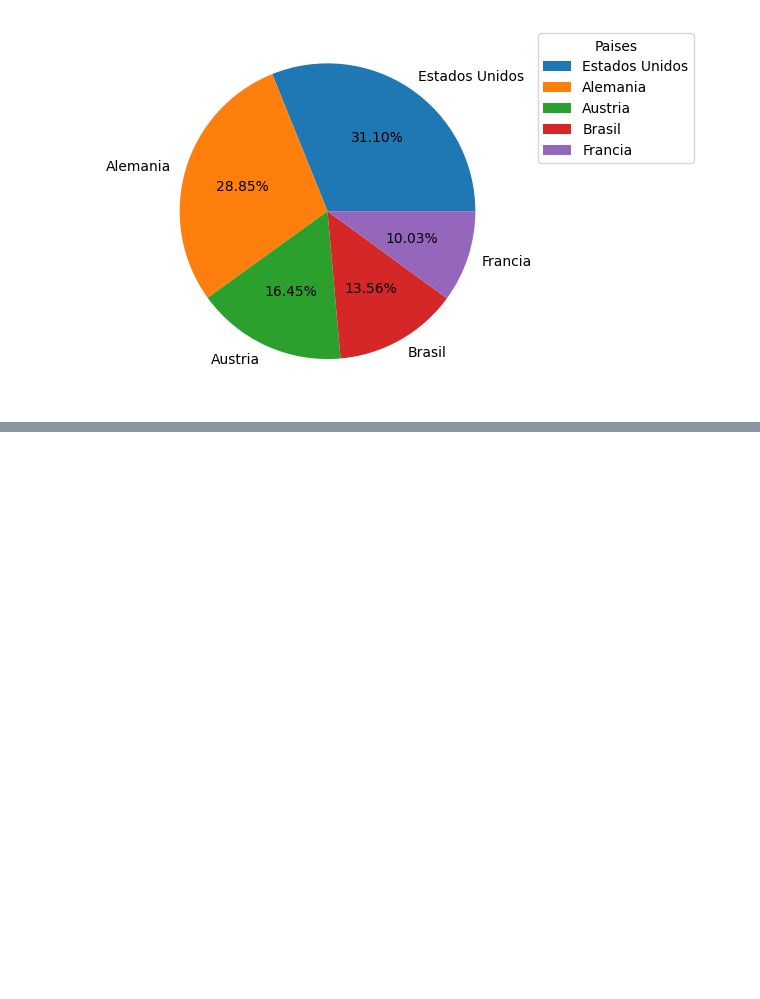
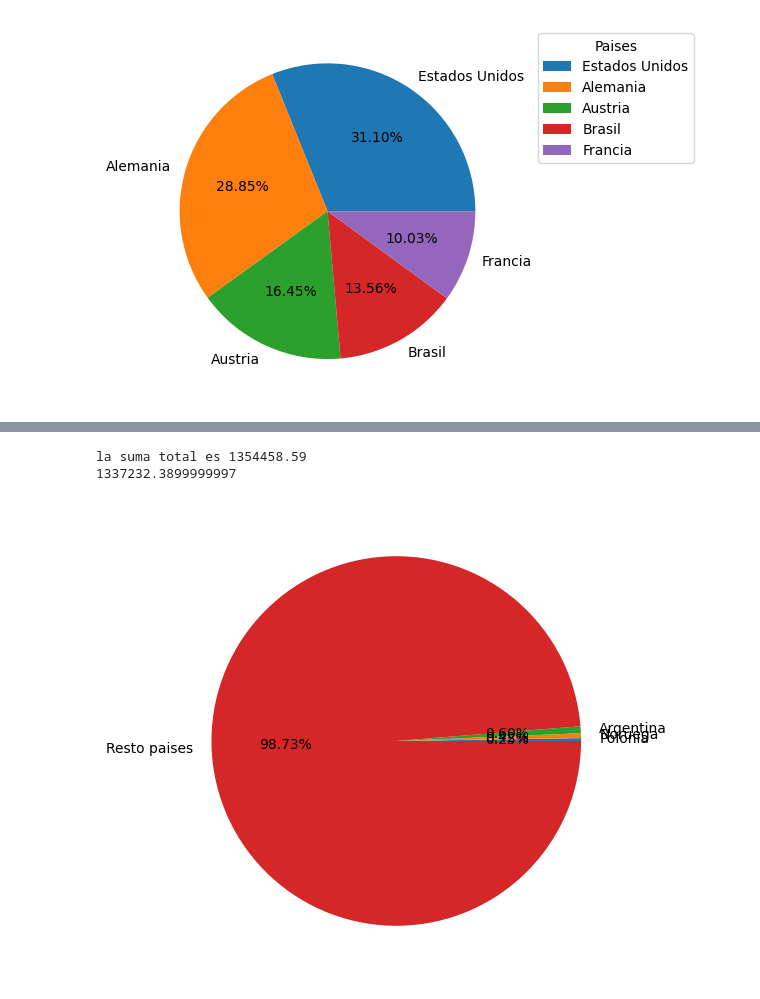
Before and after one commit to rogerloop/2026-04-29_Python3_Ciencia-de-datos-Python-Institute-PCAD-31-Ed2, a Jupyter notebook: 2026-05-11_Python3.ipynb, the cells around one changed output, grey strips where cells are left out. Cells and saved outputs as stored; diff of their text form; code cells hidden in the pictures; blank space fills up the shorter version.

```diff
--- a/2026-05-11_Python3.ipynb
+++ b/2026-05-11_Python3.ipynb
@@ -227,0 +350,57 @@ plt.show()
+# %%
+# CONTINUACION SOLUCION PRACTICA 10
+
+pedidos_agrupados
+
+# Crear una columna con el % de la sum con respecto al total
+# Almacenar en una variable la suma total
+
+sum_total = round(pedidos_agrupados['sum'].sum(),2)
+
+print('la suma total es', sum_total)
+
+# 2. Crear una columna con el %!
+pedidos_agrupados['% sum'] = round((pedidos_agrupados['sum'] / sum_total) * 100, 2)
+
+#3. Mostrar el dataframe en orden descendente para ver los primeros %
+pedidos_agrupados.sort_values(by = '% sum', ascending=True)
+
+# 4. Que datos deberia ver:
+
+# Polonia - 0,25%
+# Noruega - 0,42
+# Argentina - 0,60
+
+# 5.  Guardar en un dataframe solo los 3 que menos (nlargest = los que más - nsmallest = los que menos)
+
+pedidos_agrupados_3Men = pedidos_agrupados.nsmallest(3, "sum")
+pedidos_agrupados_3Men
+
+# 6. Guardar en un dataframe el resto de paises
+pedidos_agrupados_resto = pedidos_agrupados.nlargest(len(pedidos_agrupados)-3, "sum")
+
+#7 guardar en una variable la suma del resto
+suma_resto = pedidos_agrupados_resto['sum'].sum()
+print(suma_resto)
+
+# 8. Crear un dataframe con los datos resto
+
+pedidos_grafico = pd.DataFrame({
+    "Pais": ["Resto paises"],
+    "sum":[suma_resto]
+})
+
+# 9. Concatenar  Dataframe con los 3 que menois + el que contiene suma_resto
+pedidos_grafico = pd.concat([pedidos_agrupados_3Men, pedidos_grafico], ignore_index=True)
+
+# 10. vamos con el grafico
+
+# 11. Reservar la figure
+plt.figure(figsize=(6,6))
+plt.pie(pedidos_grafico['sum'], labels=pedidos_grafico['Pais'], autopct="%1.2f%%")
+
+plt.show()
+# %% [output]
+la suma total es 1354458.59
+1337232.3899999997
+[figure, added]
```
Also changed, not shown: parts of 7 cells of this notebook, 3 other files.
